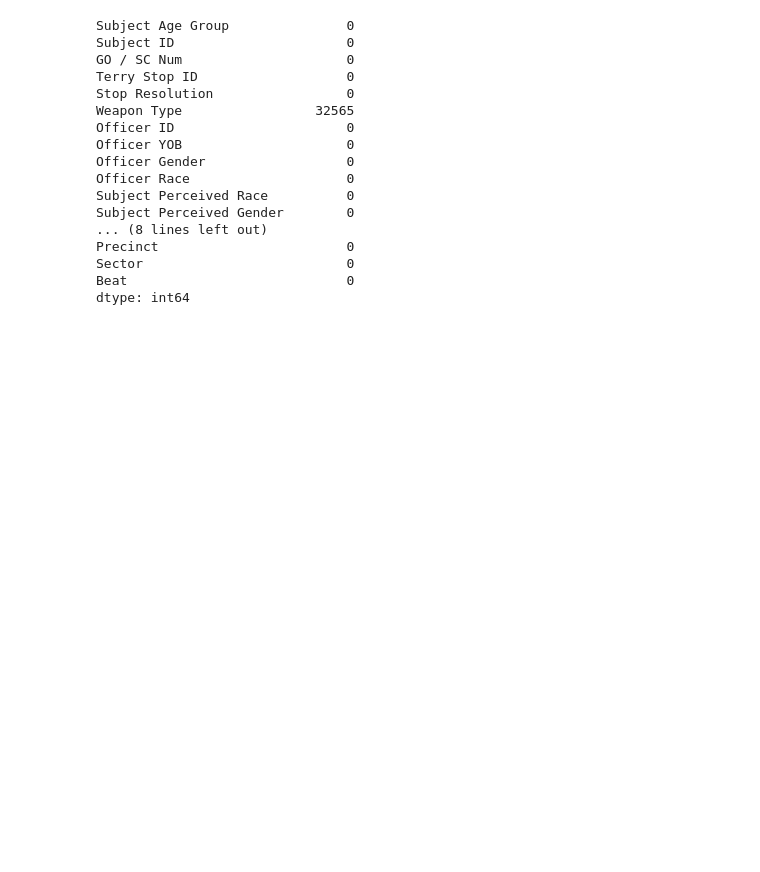
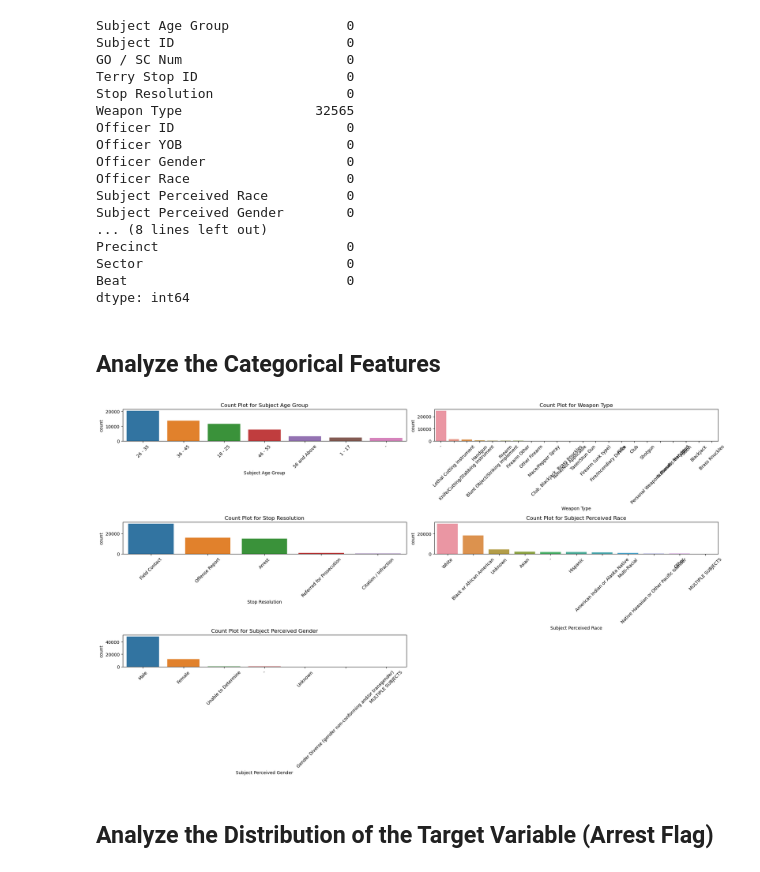
Before and after one commit to DavidGathimbaM/Terry-Traffic-Stops-Data-Science, a Jupyter notebook: index.ipynb, the cells around one changed output. Cells and saved outputs as stored; diff of their text form; code cells hidden in the pictures; blank space fills up the shorter version.

```diff
--- a/index.ipynb
+++ b/index.ipynb
@@ -77,6 +77,22 @@ Precinct                        0
 Sector                          0
 Beat                            0
 dtype: int64
+# %% [markdown]
+## Analyze the Categorical Features
 # %%
 # List of categorical columns to analyze
 categorical_cols = ['Subject Age Group', 'Weapon Type', 'Stop Resolution', 'Subject Perceived Race', 'Subject Perceived Gender']
+# %%
+# Plot count plots for each categorical feature
+plt.figure(figsize=(20, 12))
+for i, col in enumerate(categorical_cols, 1):
+    plt.subplot(3, 2, i)
+    sns.countplot(x=col, data=terry_df, order=terry_df[col].value_counts().index)
+    plt.title(f"Count Plot for {col}")
+    plt.xticks(rotation=45)
+plt.tight_layout()
+plt.show()
+# %% [output]
+[figure, added]
+# %% [markdown]
+## Analyze the Distribution of the Target Variable (Arrest Flag)
```
